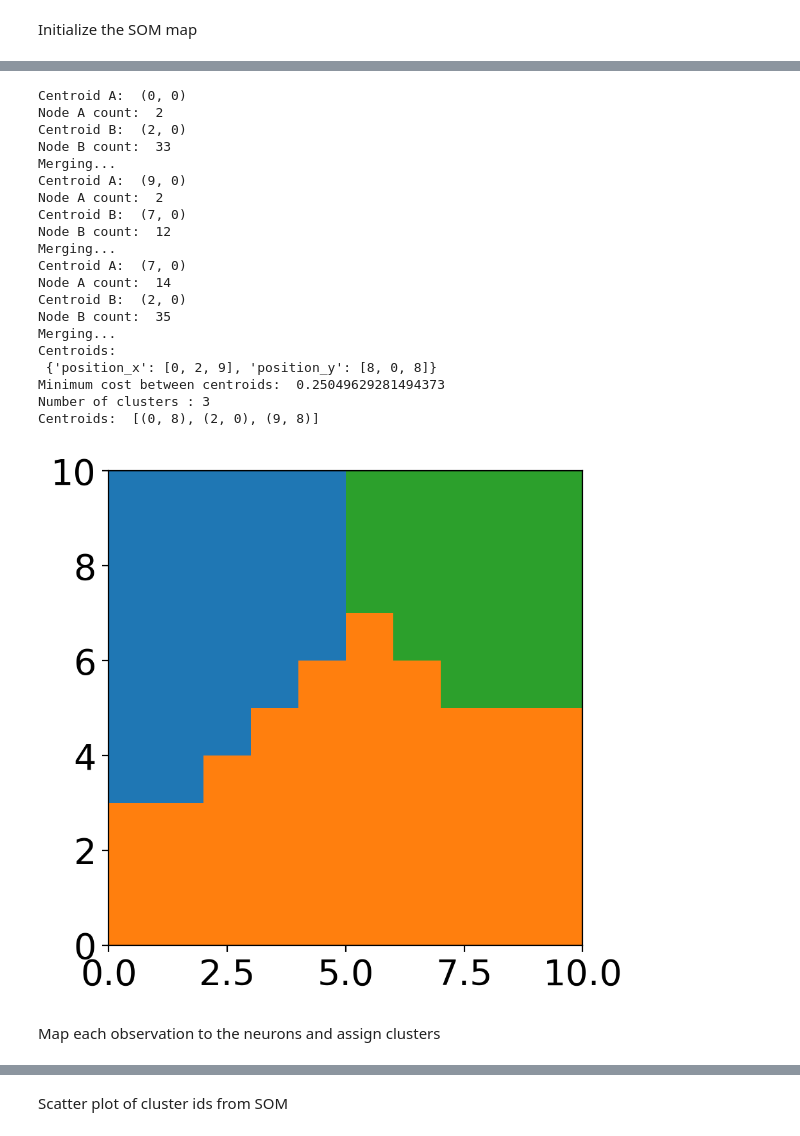
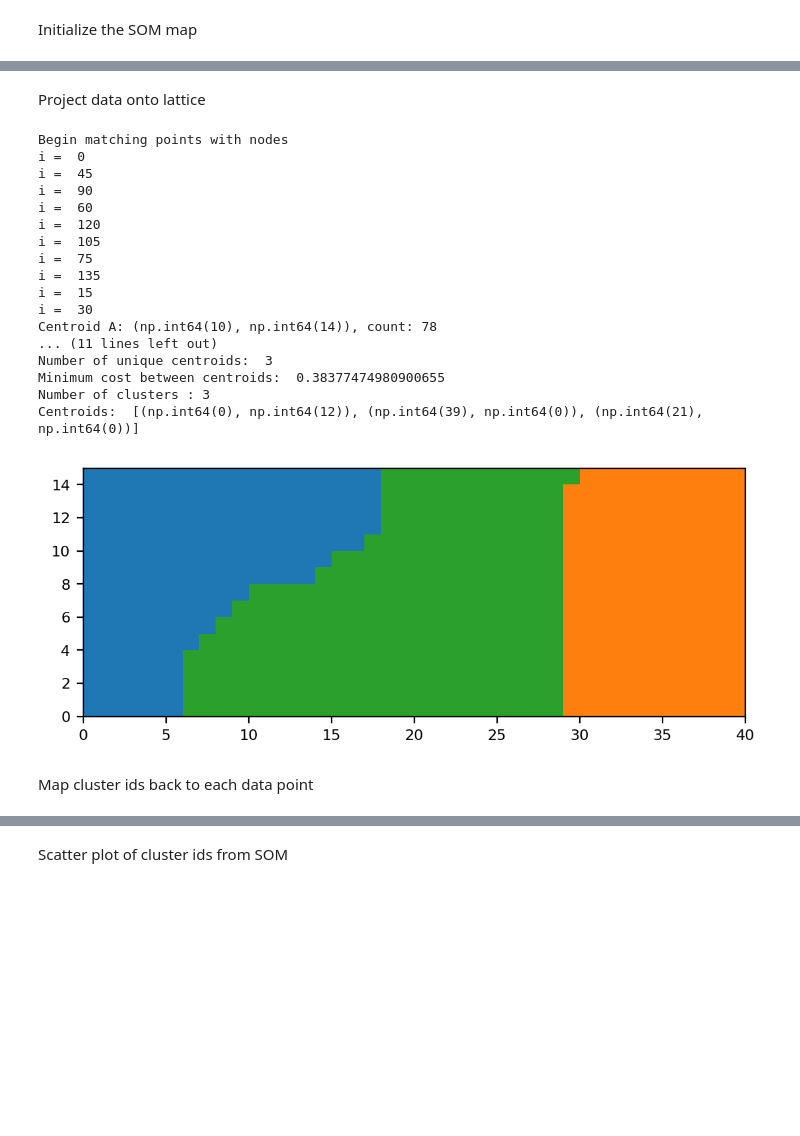
Before and after one commit to tvh0021/aweSOM, a Jupyter notebook: examples/iris.ipynb, the cells around one changed output, grey strips where cells are left out. Cells and saved outputs as stored; diff of their text form; code cells hidden in the pictures; blank space fills up the shorter version.

```diff
--- a/examples/iris.ipynb
+++ b/examples/iris.ipynb
@@ -81,16 +76,10 @@ Example 1: SOM run with xdim = ydim = 10, alpha = 0.5, training steps = 1000
 # %% [markdown]
 Initialize the SOM map
 # %%
-import pandas as pd
+xdim, ydim = 40, 15 # small map since there are only 150 samples
+alpha_0 = 0.5
+train = 100000
 
-attr=pd.DataFrame(iris_data_transformed)
-attr.columns=iris.feature_names
-
-xdim, ydim = 10, 10 # small map since there are only 150 samples
-alpha = 0.5
-train = 1000
-lap = "iris"
-
-print(f'constructing full SOM for xdim={xdim}, ydim={ydim}, alpha={alpha}, train={train}...', flush=True)
-m=psom.map(xdim, ydim, alpha, train, save_neurons=False)
+print(f'constructing aweSOM lattice for xdim={xdim}, ydim={ydim}, alpha={alpha_0}, train={train}...', flush=True)
+map=Lattice(xdim, ydim, alpha_0, train, )
 # %% [output]
@@ -132,0 +89,6 @@ Visualize clusters
+# %%
+labels = iris.target
+feature_names = iris.feature_names
+
+map.train_lattice(iris_data_transformed,feature_names,labels,)
+lattice = map.lattice
@@ -153,0 +164,5 @@ Merge clusters
+# %%
+map.umat = map.compute_umat(smoothing=3)
+naive_centroids = map.compute_centroids()
+merge_threshold = 0.2
+merged_centroids = map.merge_similar_centroids(naive_centroids, threshold=merge_threshold)
@@ -154,31 +207,29 @@ Merge clusters
+# %% [markdown]
+Project data onto lattice
 # %%
-clusters = m.assign_cluster_to_lattice(smoothing=None,merge_cost=0.25)
+projection_2d = map.map_data_to_lattice()
+clusters = map.assign_cluster_to_lattice(smoothing=None,merge_cost=merge_threshold)
+
 plt.figure(dpi=200)
 plt.pcolormesh(clusters.T, cmap='tab10', clim=[0,10])
 plt.gca().set_aspect("equal")
-# plt.colorbar(fraction=0.03)
 plt.show()
 # %% [output]
-Centroid A:  (0, 0)
-Node A count:  2
-Centroid B:  (2, 0)
-Node B count:  33
-Merging...
-Centroid A:  (9, 0)
-Node A count:  2
-Centroid B:  (7, 0)
-Node B count:  12
-Merging...
-Centroid A:  (7, 0)
-Node A count:  14
-Centroid B:  (2, 0)
-Node B count:  35
-Merging...
-Centroids:
- {'position_x': [0, 2, 9], 'position_y': [8, 0, 8]}
-Minimum cost between centroids:  0.25049629281494373
+Begin matching points with nodes
+i =  0
+i =  45
+i =  90
+i =  60
+i =  120
+i =  105
+i =  75
+i =  135
+i =  15
+i =  30
+Centroid A: (np.int64(10), np.int64(14)), count: 78
+... (11 lines left out)
+Number of unique centroids:  3
+Minimum cost between centroids:  0.38377474980900655
 Number of clusters : 3
-Centroids:  [(0, 8), (2, 0), (9, 8)]
+Centroids:  [(np.int64(0), np.int64(12)), (np.int64(39), np.int64(0)), (np.int64(21), np.int64(0))]
-[figure, old version]
+[figure, new version]
-# %% [markdown]
-Map each observation to the neurons and assign clusters
@@ -190,0 +236,2 @@ som_labels = m.assign_cluster_to_data(data_Xneuron, data_Yneuron, clusters)
+# %% [markdown]
+Map cluster ids back to each data point
```
Also changed, not shown: parts of 39 cells of this notebook, 6 other files.
